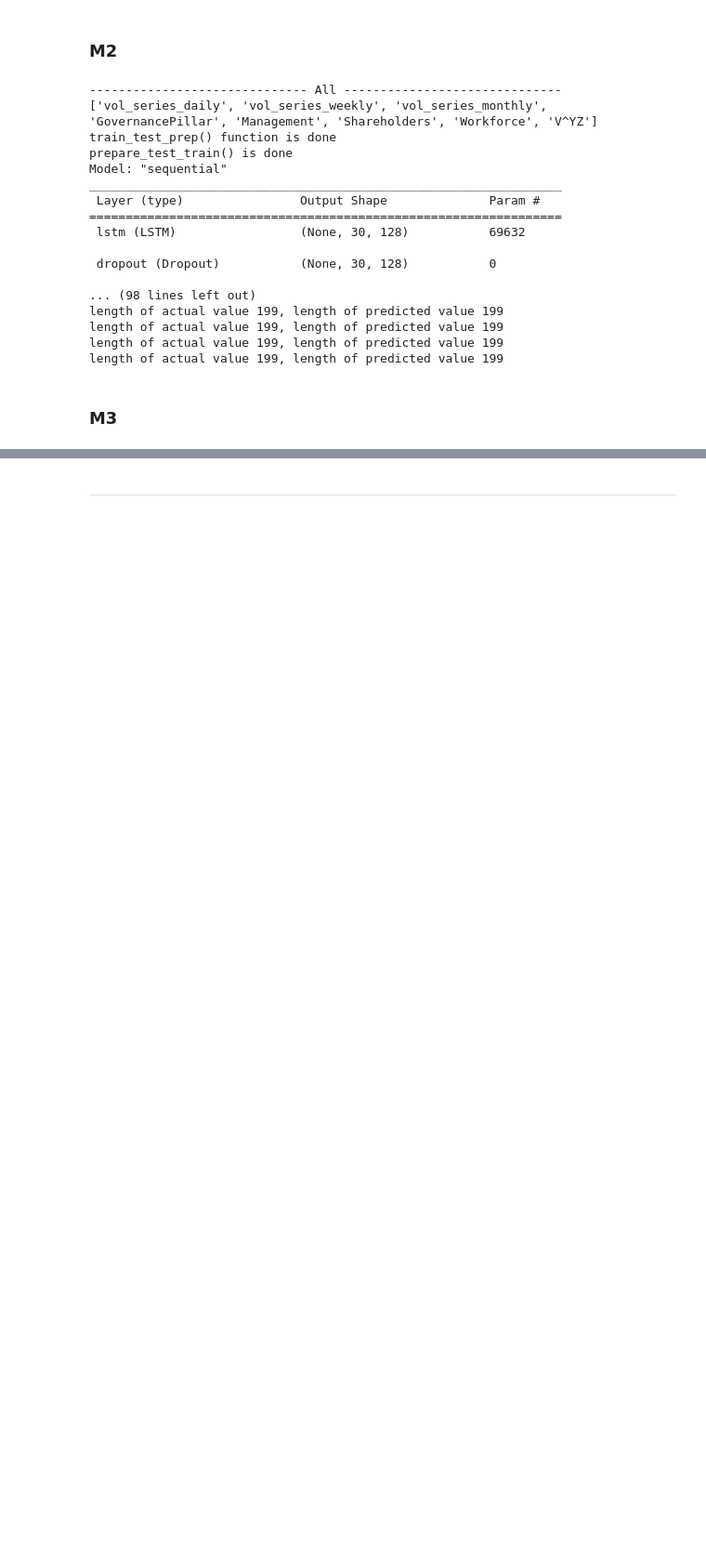
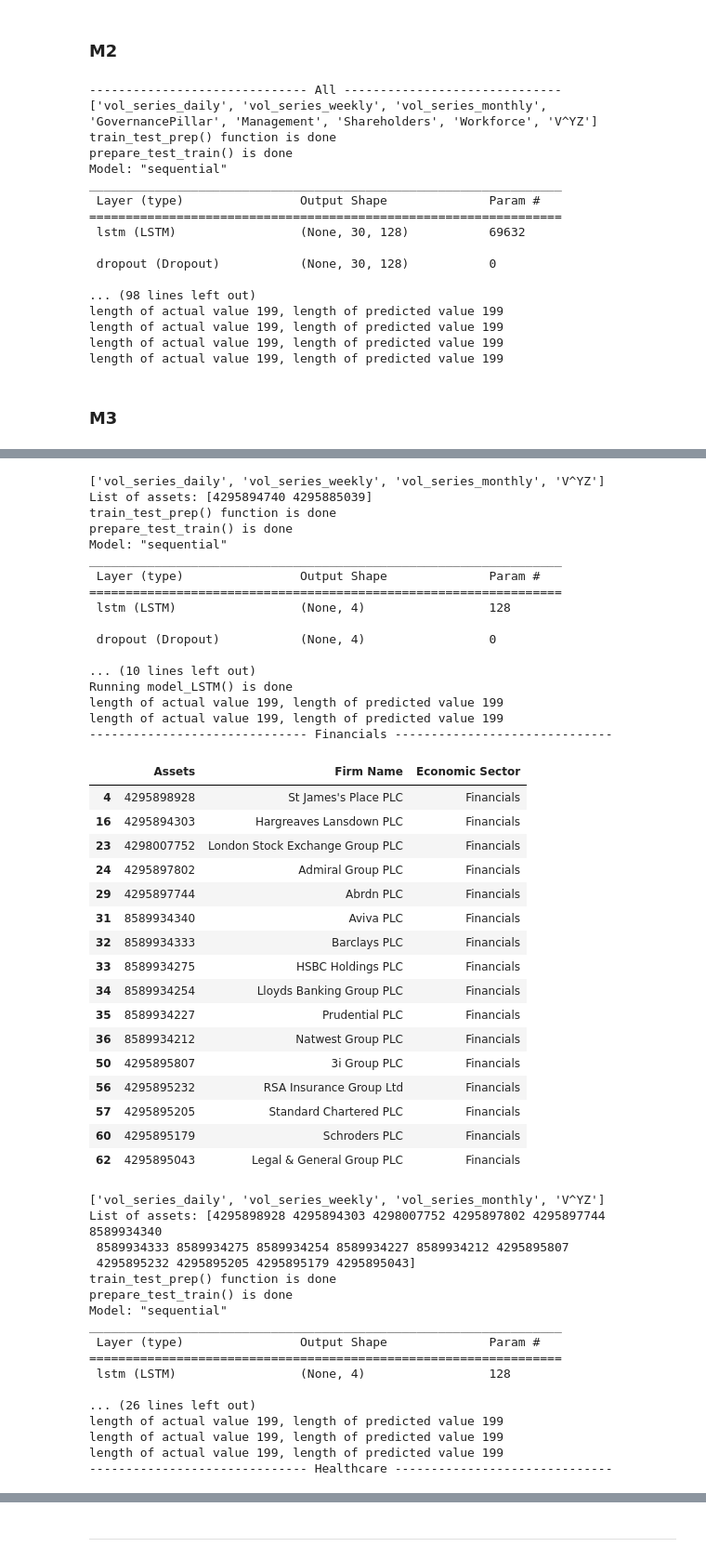
Before and after one commit to ygcahyono/esgnews_volatility, a Jupyter notebook: notebook/3.1.5-LSTM.ipynb, the cells around one changed output, grey strips where cells are left out. Shown at 93% size. Saved outputs shown, nothing was run; the diff lists cells and outputs as text; code cells hidden in the pictures; blank space fills up the shorter version.

Commit message:
Update LSTM from the Cloud server

```diff
--- a/notebook/3.1.5-LSTM.ipynb
+++ b/notebook/3.1.5-LSTM.ipynb
@@ -2707,0 +1778,29 @@ ParserError: Error tokenizing data. C error: Calling read(nbytes) on source fail
+# %%
+predict_days = 200
+hidden_layer = 1
+epoch = 500
+features = 'm1'
+dropout = [True,0.8]
+hu = 4
+early_stop = True #default
+past_history = 30
+
+gaussian = None
+activation = 'linear' # default
+
+for sector in sectors_df.sectors.tolist():
+    print('--'*15, sector, '--'*15)
+    display(unique_assets_df[unique_assets_df['Economic Sector'] == sector])
+    tf.keras.backend.clear_session()
+    LSTM_1 = LSTM_Model_MS_II(train_df, test_df, '2006-01-01', '2022-12-31',
+
+                              train_test_split = 0.6, validation_split = .2,
+
+                              predict_days = predict_days, sector = sector,
+                              depth=hidden_layer, epochs = epoch ,features = features,
+                              infer_train= False, dropout = dropout, hu = hu,
+                              early_stop = early_stop, past_history= past_history,
+                              individual_asset = [False, 0]
+                             )
+    LSTM_1.full_workflow_and_plot()
+# %% [output]
@@ -2707,0 +1904,51 @@ ParserError: Error tokenizing data. C error: Calling read(nbytes) on source fail
+['vol_series_daily', 'vol_series_weekly', 'vol_series_monthly', 'V^YZ']
+List of assets: [4295894740 4295885039]
+train_test_prep() function is done
+prepare_test_train() is done
+Model: "sequential"
+_________________________________________________________________
+ Layer (type)                Output Shape              Param #
+=================================================================
+ lstm (LSTM)                 (None, 4)                 128
+
+ dropout (Dropout)           (None, 4)                 0
+
+... (10 lines left out)
+Running model_LSTM() is done
+length of actual value 199, length of predicted value 199
+length of actual value 199, length of predicted value 199
+------------------------------ Financials ------------------------------
+|  | Assets | Firm Name | Economic Sector |
+| 4 | 4295898928 | St James's Place PLC | Financials |
+| 16 | 4295894303 | Hargreaves Lansdown PLC | Financials |
+| 23 | 4298007752 | London Stock Exchange Group PLC | Financials |
+| 24 | 4295897802 | Admiral Group PLC | Financials |
+| 29 | 4295897744 | Abrdn PLC | Financials |
+| 31 | 8589934340 | Aviva PLC | Financials |
+| 32 | 8589934333 | Barclays PLC | Financials |
+| 33 | 8589934275 | HSBC Holdings PLC | Financials |
+| 34 | 8589934254 | Lloyds Banking Group PLC | Financials |
+| 35 | 8589934227 | Prudential PLC | Financials |
+| 36 | 8589934212 | Natwest Group PLC | Financials |
+| 50 | 4295895807 | 3i Group PLC | Financials |
+| 56 | 4295895232 | RSA Insurance Group Ltd | Financials |
+| 57 | 4295895205 | Standard Chartered PLC | Financials |
+| 60 | 4295895179 | Schroders PLC | Financials |
+| 62 | 4295895043 | Legal & General Group PLC | Financials |
+['vol_series_daily', 'vol_series_weekly', 'vol_series_monthly', 'V^YZ']
+List of assets: [4295898928 4295894303 4298007752 4295897802 4295897744 8589934340
+ 8589934333 8589934275 8589934254 8589934227 8589934212 4295895807
+ 4295895232 4295895205 4295895179 4295895043]
+train_test_prep() function is done
+prepare_test_train() is done
+Model: "sequential"
+_________________________________________________________________
+ Layer (type)                Output Shape              Param #
+=================================================================
+ lstm (LSTM)                 (None, 4)                 128
+
+... (26 lines left out)
+length of actual value 199, length of predicted value 199
+length of actual value 199, length of predicted value 199
+length of actual value 199, length of predicted value 199
+------------------------------ Healthcare ------------------------------
```
Also changed, not shown: parts of 203 cells of this notebook.
